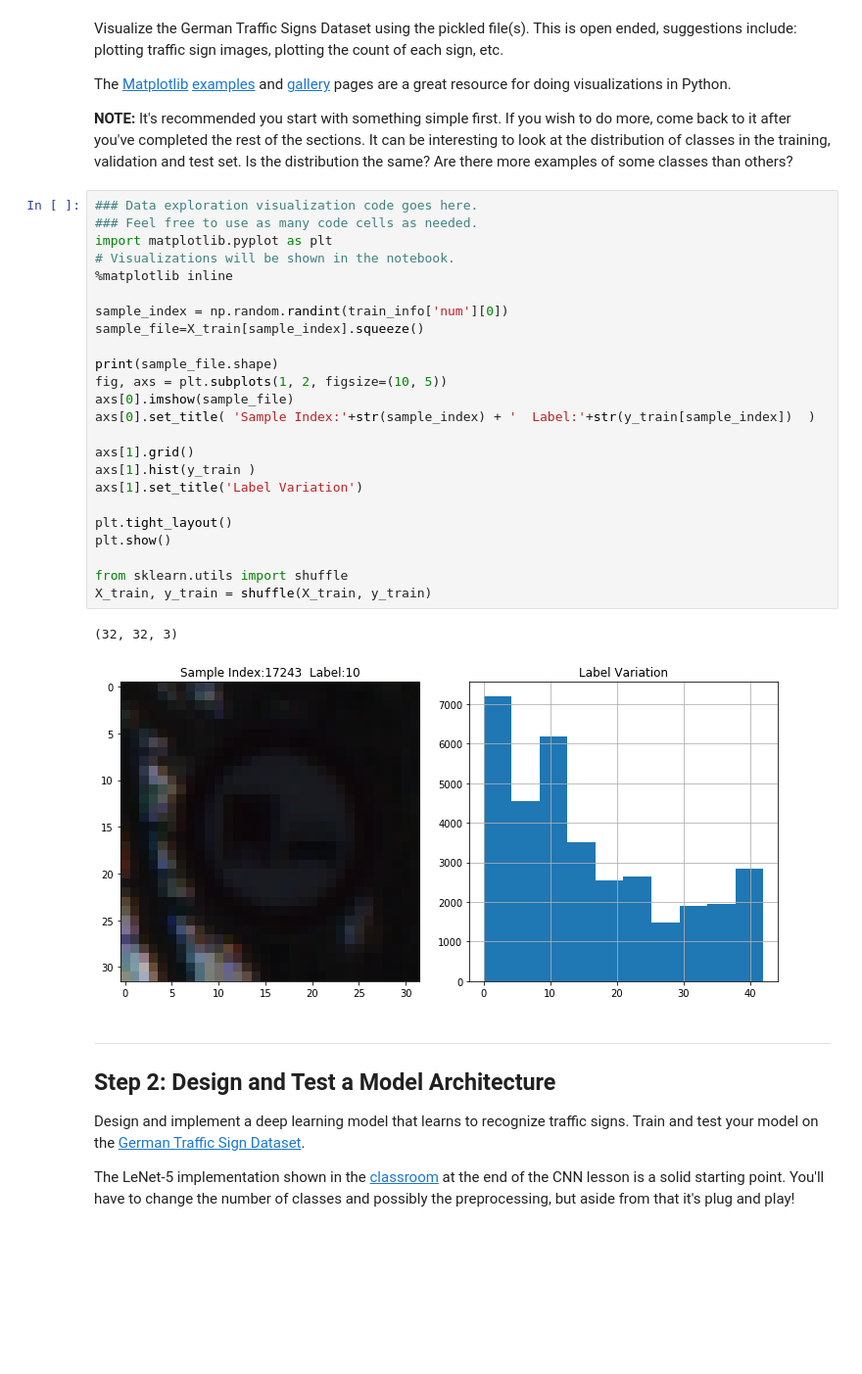
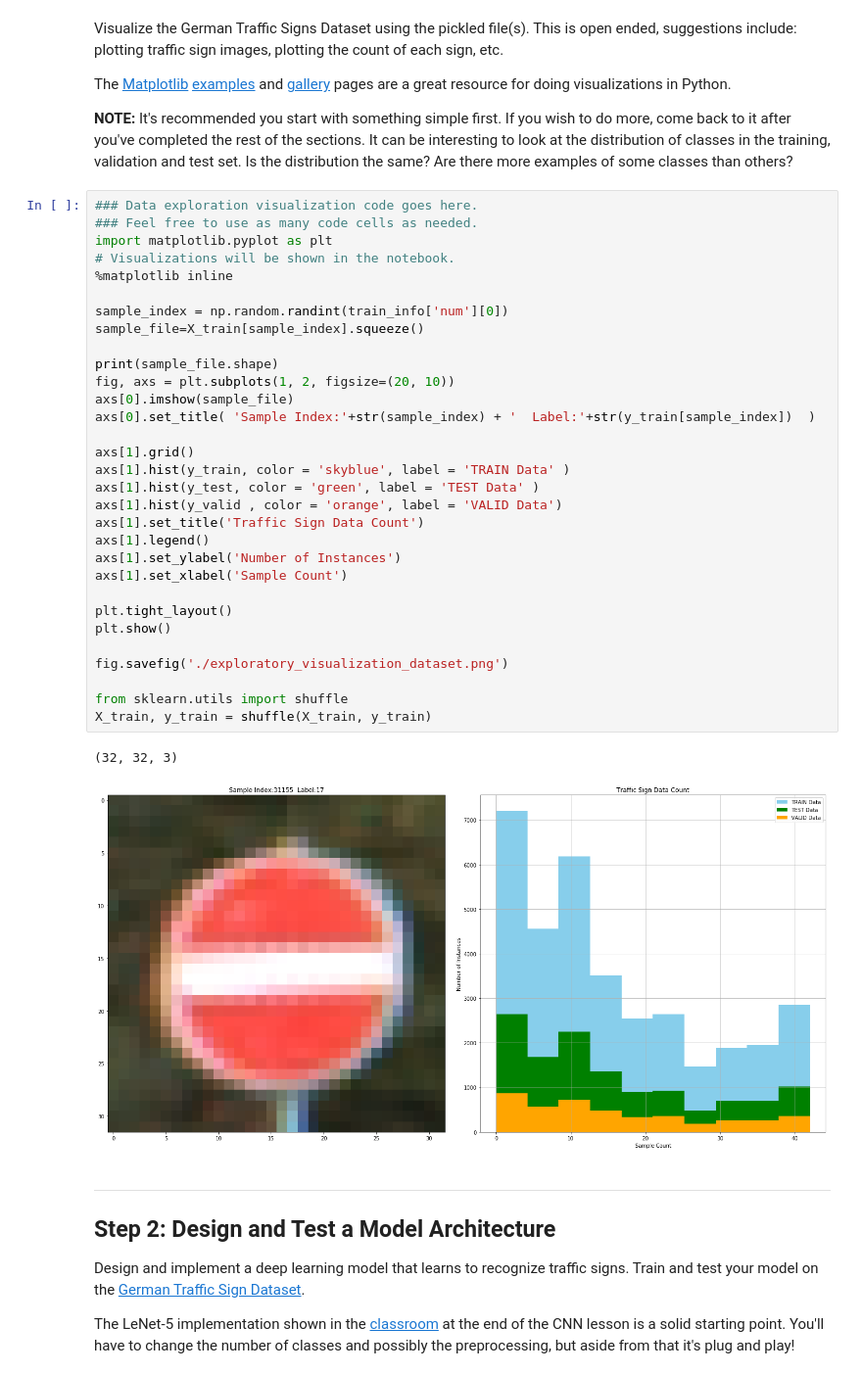
Before and after one commit to SungwookLE/udacity_Traffic-Sign-Classifier-Project, a Jupyter notebook: Traffic_Sign_Classifier.ipynb, the cells around one changed output. Shown at 98% size. Saved outputs shown, nothing was run; the diff lists cells and outputs as text; blank space fills up the shorter version.

```diff
--- a/Traffic_Sign_Classifier.ipynb
+++ b/Traffic_Sign_Classifier.ipynb
@@ -108,30 +108,37 @@ The [Matplotlib](http://matplotlib.org/) [examples](http://matplotlib.org/exampl
 # %%
 ### Data exploration visualization code goes here.
 ### Feel free to use as many code cells as needed.
 import matplotlib.pyplot as plt
 # Visualizations will be shown in the notebook.
 %matplotlib inline
 
 sample_index = np.random.randint(train_info['num'][0])
 sample_file=X_train[sample_index].squeeze()
 
 print(sample_file.shape)
-fig, axs = plt.subplots(1, 2, figsize=(10, 5))
+fig, axs = plt.subplots(1, 2, figsize=(20, 10))
 axs[0].imshow(sample_file)
 axs[0].set_title( 'Sample Index:'+str(sample_index) + '  Label:'+str(y_train[sample_index])  )
 
 axs[1].grid()
-axs[1].hist(y_train )
-axs[1].set_title('Label Variation')
+axs[1].hist(y_train, color = 'skyblue', label = 'TRAIN Data' )
+axs[1].hist(y_test, color = 'green', label = 'TEST Data' )
+axs[1].hist(y_valid , color = 'orange', label = 'VALID Data')
+axs[1].set_title('Traffic Sign Data Count')
+axs[1].legend()
+axs[1].set_ylabel('Number of Instances')
+axs[1].set_xlabel('Sample Count')
 
 plt.tight_layout()
 plt.show()
 
+fig.savefig('./exploratory_visualization_dataset.png')
+
 from sklearn.utils import shuffle
 X_train, y_train = shuffle(X_train, y_train)
 # %% [output]
 (32, 32, 3)
-[figure, old version]
+[figure, new version]
 # %% [markdown]
 ----
 
```
Also changed, not shown: parts of 12 cells of this notebook, 15 other files.
